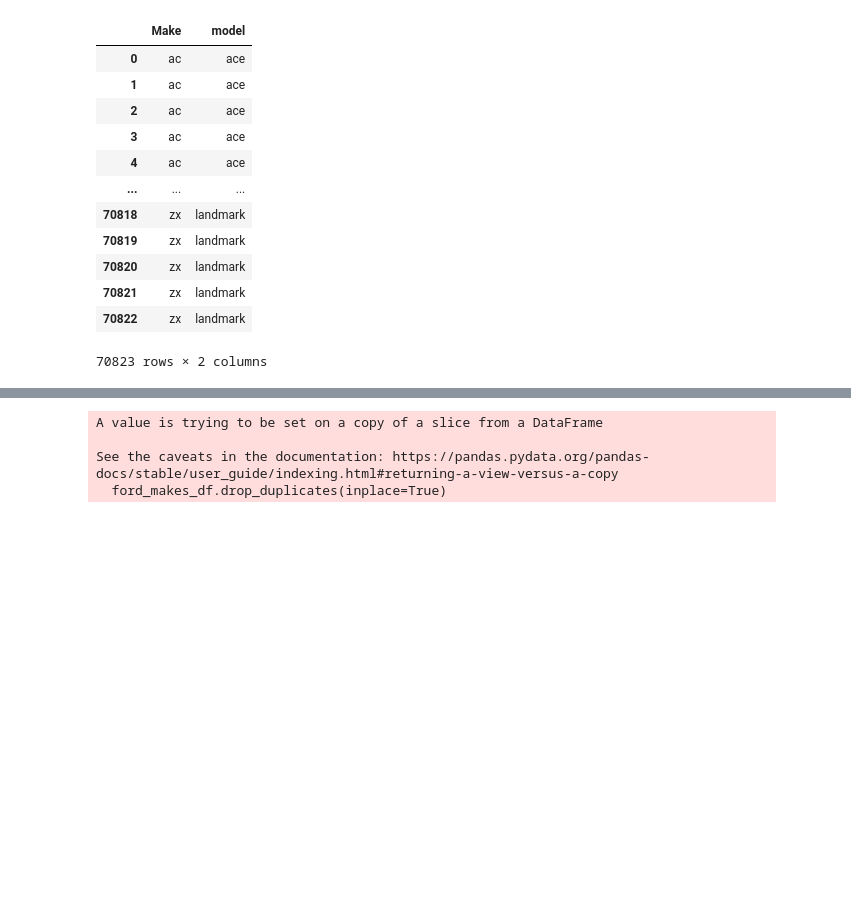
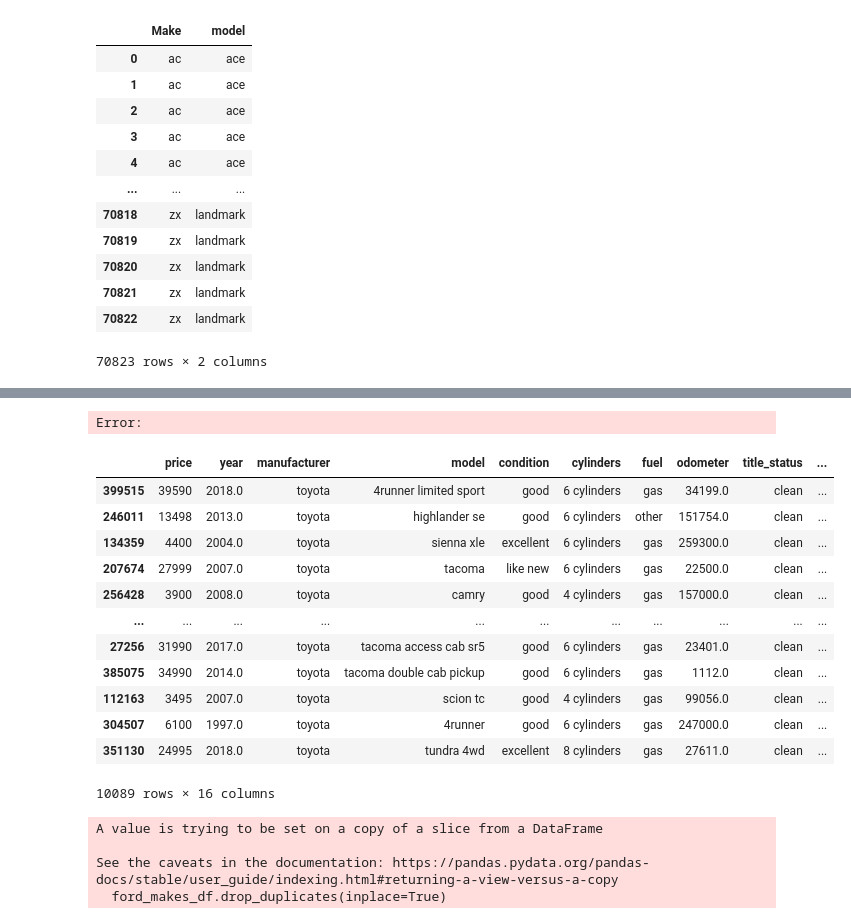
Before and after one commit to brown016340/Project---4, a Jupyter notebook: car.ipynb, the cells around one changed output, grey strips where cells are left out. Cells and saved outputs as stored; diff of their text form; code cells hidden in the pictures; blank space fills up the shorter version.

```diff
--- a/car.ipynb
+++ b/car.ipynb
@@ -222,0 +222,10 @@ See the caveats in the documentation: https://pandas.pydata.org/pandas-docs/stab
+# %%
+threshold = 75  # Set your desired confidence threshold
+
+# Define a function to apply to each row
+def fuzzy_match(x):
+    result = process.extractOne(x, standard_models)
+    return result[0], result[1]
+
+# Apply the function to the 'model' column
+toyota_df[['standard_model', 'confidence']] = toyota_df['model'].apply(lambda x: pd.Series(fuzzy_match(x)))
@@ -222,0 +253,22 @@ See the caveats in the documentation: https://pandas.pydata.org/pandas-docs/stab
+# %%
+path = "E:/Data analytics bootcamp/Challenges/final/data/final.csv"
+
+df_sorted.to_csv(path)
+# %% [output]
+Error:
+# %%
+toyota_df
+# %% [output]
+|  | price | year | manufacturer | model | condition | cylinders | fuel | odometer | title_status | ... |
+| 399515 | 39590 | 2018.0 | toyota | 4runner limited sport | good | 6 cylinders | gas | 34199.0 | clean | ... |
+| 246011 | 13498 | 2013.0 | toyota | highlander se | good | 6 cylinders | other | 151754.0 | clean | ... |
+| 134359 | 4400 | 2004.0 | toyota | sienna xle | excellent | 6 cylinders | gas | 259300.0 | clean | ... |
+| 207674 | 27999 | 2007.0 | toyota | tacoma | like new | 6 cylinders | gas | 22500.0 | clean | ... |
+| 256428 | 3900 | 2008.0 | toyota | camry | good | 4 cylinders | gas | 157000.0 | clean | ... |
+| ... | ... | ... | ... | ... | ... | ... | ... | ... | ... | ... |
+| 27256 | 31990 | 2017.0 | toyota | tacoma access cab sr5 | good | 6 cylinders | gas | 23401.0 | clean | ... |
+| 385075 | 34990 | 2014.0 | toyota | tacoma double cab pickup | good | 6 cylinders | gas | 1112.0 | clean | ... |
+| 112163 | 3495 | 2007.0 | toyota | scion tc | good | 4 cylinders | gas | 99056.0 | clean | ... |
+| 304507 | 6100 | 1997.0 | toyota | 4runner | good | 6 cylinders | gas | 247000.0 | clean | ... |
+| 351130 | 24995 | 2018.0 | toyota | tundra 4wd | excellent | 8 cylinders | gas | 27611.0 | clean | ... |
+10089 rows × 16 columns
```
Also changed, not shown: parts of 16 cells of this notebook, 1 other file.
